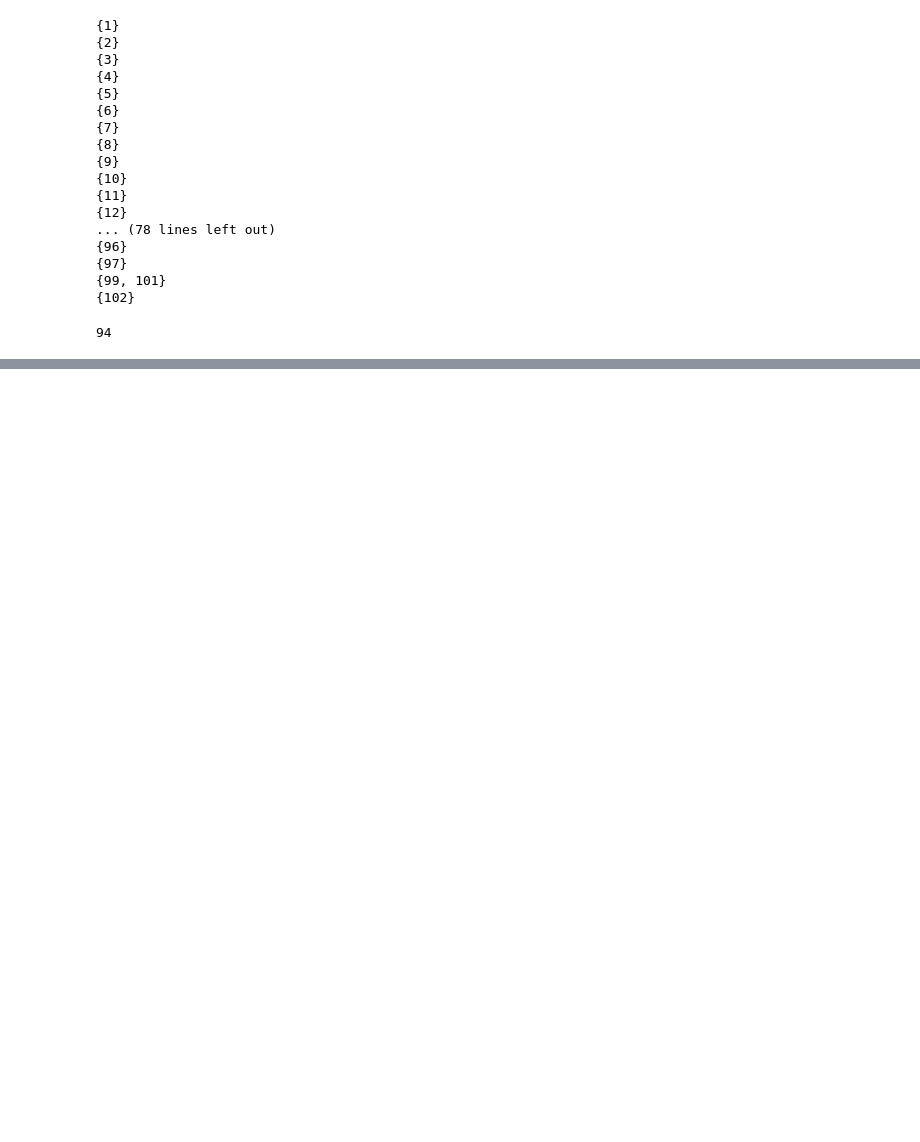
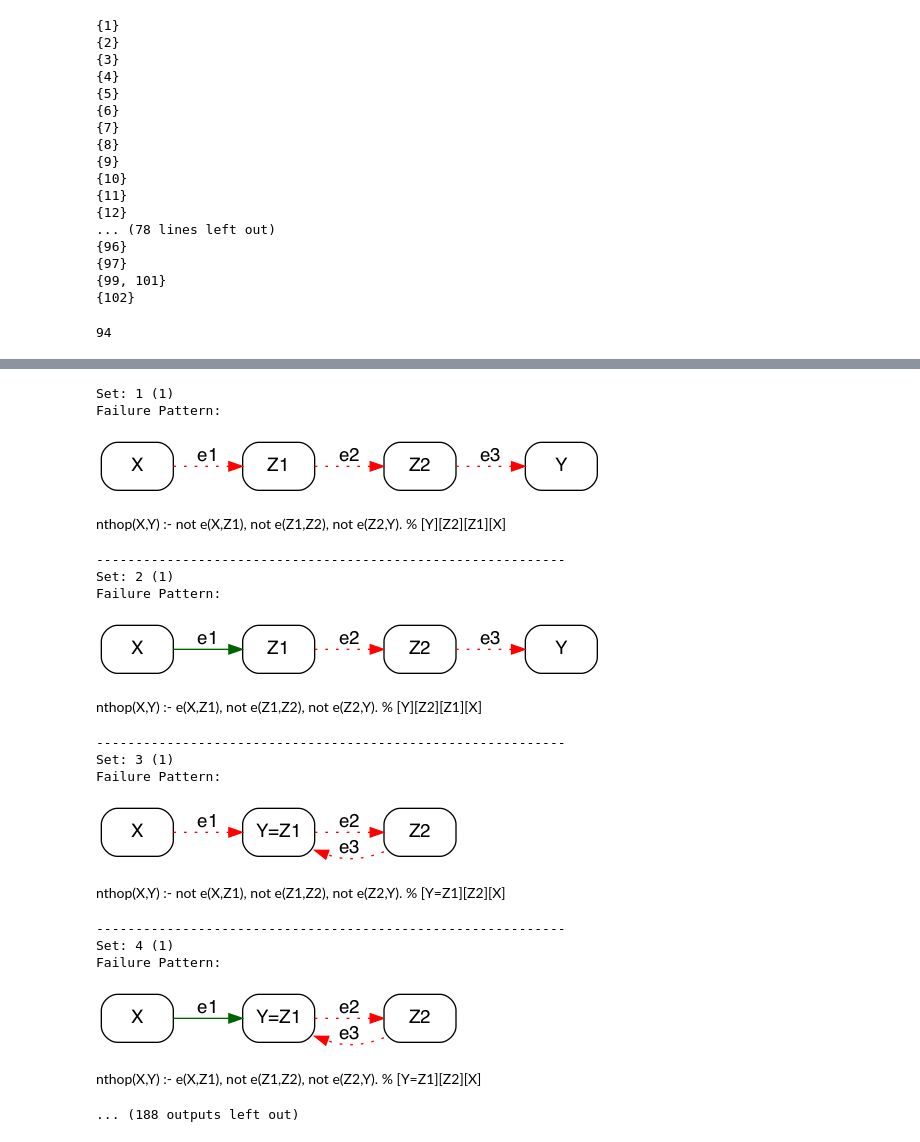
Before and after one commit to sahil1105/ASP-Public, a Jupyter notebook: Query Analysis/Query Analysis.ipynb, the cells around one changed output, grey strips where cells are left out. Cells and saved outputs as stored; diff of their text form; code cells hidden in the pictures; blank space fills up the shorter version.

```diff
--- a/Query Analysis/Query Analysis.ipynb
+++ b/Query Analysis/Query Analysis.ipynb
@@ -510,0 +511,45 @@ nthop(X,Y) :- e(X,Z1), not e(Z1,Z2), not e(Z2,Y). % [Y=Z1][X][Z2]
+# %%
+num_patterns = 0
+for i,s in enumerate(sets):
+    s = list(s)
+    eg = s[0]
+    pw_rel_dfs = pw_slicer(query_analysis['pw_rel_dfs'], None, [eg.pw_id])[0]
+    true_heads = set(pw_rel_dfs['ruleHTrue_1']['HEAD'])
+    if len(true_heads) <= 0:
+        num_patterns += 1
+        print("Set:", num_patterns, '({})'.format(len(s)))
+
+        for j, pw in enumerate(s):
+            pw_rel_dfs = pw_slicer(query_analysis['pw_rel_dfs'], None, [pw.pw_id])[0]
+            true_heads = set(pw_rel_dfs['ruleHTrue_1']['HEAD'])
+            g = get_pattern_graph2(pw_rel_dfs, no_node_labels=False)
+            # draw(g, format='pdf', filename='{}.{}'.format('3hop_eq_success_patterns/set_{}'.format(num_patterns), 'pdf'), show='none')
+            display(draw(g))
+            #print_rewritten_query_string(pw_rel_dfs)
+            #print_explicit_rewritten_query_string(pw_rel_dfs, chain_eq=False)
+            #print_explicit_rewritten_query_string(pw_rel_dfs, chain_eq=True)
+            print_fancy_rewrite(pw_rel_dfs)
+
+        print('-'*60)
+# num_patterns
+# %% [output]
+Set: 1 (1)
+Failure Pattern:
+[figure, added]
+nthop(X,Y) :- not e(X,Z1), not e(Z1,Z2), not e(Z2,Y). % [Y][Z2][Z1][X]
+------------------------------------------------------------
+Set: 2 (1)
+Failure Pattern:
+[figure, added]
+nthop(X,Y) :- e(X,Z1), not e(Z1,Z2), not e(Z2,Y). % [Y][Z2][Z1][X]
+------------------------------------------------------------
+Set: 3 (1)
+Failure Pattern:
+[figure, added]
+nthop(X,Y) :- not e(X,Z1), not e(Z1,Z2), not e(Z2,Y). % [Y=Z1][Z2][X]
+------------------------------------------------------------
+Set: 4 (1)
+Failure Pattern:
+[figure, added]
+nthop(X,Y) :- e(X,Z1), not e(Z1,Z2), not e(Z2,Y). % [Y=Z1][Z2][X]
+... (188 outputs left out)
```
Also changed, not shown: parts of 3 cells of this notebook, 3 other files.
